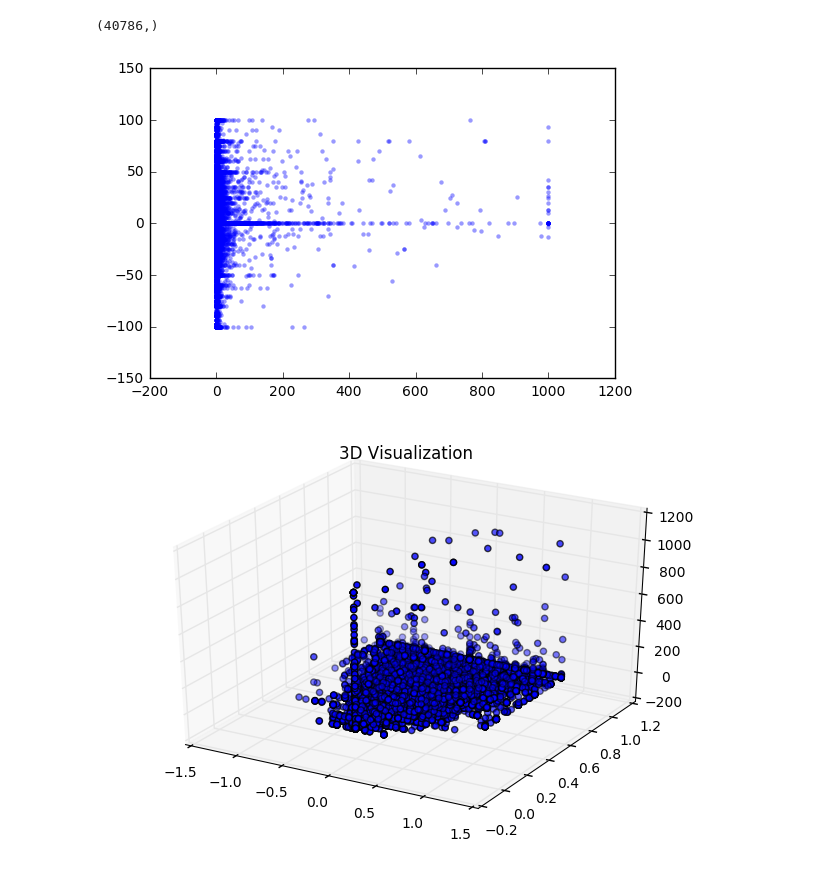
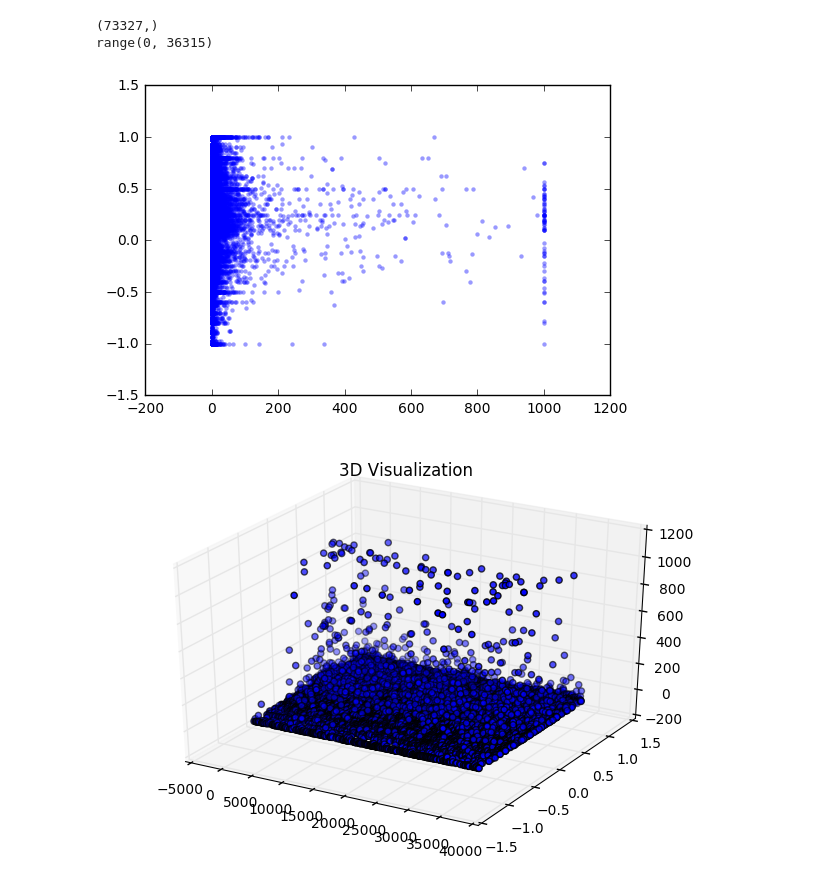
Before and after one commit to chiaercolani/ElectionPrediction, a Jupyter notebook: Plot_SentVsFav.ipynb, the cells around one changed output. Drawn from its saved outputs; the diff is of its cells as text; code cells hidden in the pictures.

```diff
--- a/Plot_SentVsFav.ipynb
+++ b/Plot_SentVsFav.ipynb
@@ -12,5 +14,5 @@ from matplotlib import pyplot
 # %%
-nameFile = 'sentiment_analysis/sentimen_john.csv'
+nameFile = 'sentiment_analysis/sentiment_marcorubio.csv'
 
 sentiment=np.loadtxt(nameFile,dtype=float, comments='++++',delimiter=';',skiprows=1,usecols=(1,))
 obj = np.loadtxt(nameFile,dtype=float, comments='++++',delimiter=';',skiprows=1,usecols=(2,))
@@ -22,35 +24,59 @@ like = fav+ retweet
 
 print(like.shape)
 
 #print(data)
 
 #like[like <= 50] = 0
 like[like > 1000] = 1000
 #like[like > 500] = 4
 #like[like > 200] = 3
 #like[like > 100] = 2
 #like[like > 50] = 1
 
 #plt.scatters(obj,sentiment, like,zdir='z', s=10, linewidths=0, alpha=.4)
 
 
 semtimentParse = sentiment*100;
 semtimentParse = semtimentParse.astype(int)
 
 
-plt.scatter(like, semtimentParse,  s=10, linewidths=0, alpha=.4)
+
+
+
+sentiment_noZ = []
+like_noZ = []
+
+
+for i in  range(0,len(sentiment)):
+    if sentiment[i] != 0 and obj[i] != 0:
+        sentiment_noZ = np.append(sentiment_noZ, sentiment[i])
+        like_noZ = np.append(like_noZ, like[i])
+
+#print(sentiment_noZ)
+#plt.plot(sentiment_noZ)
+
+#plt.plot(like_noZ)
+
+plt.scatter(like_noZ, sentiment_noZ,  s=10, linewidths=0, alpha=.4)
 
 #plt.scatter(fav, sentiment,  s=10, linewidths=0)
 
 #plt.scatter(retweet, sentiment,  s=10, linewidths=0)
 
 # 3D Visualization
+
+print(range(len(sentiment_noZ)))
 fig = pylab.figure(15)
 ax = Axes3D(fig)
-ax.scatter(sentiment, obj, like, zdir='z', s=20, c=None)
+ax.scatter(range(len(sentiment_noZ)), sentiment_noZ, like_noZ, zdir='z', s=20, c=None)
 pylab.title('3D Visualization')
 pyplot.show()
+
+
+reg = linear_model.LinearRegression()
+reg.fit ([[0, 0], [1, 1], [2, 2]], [0, 1, 2])
 # %% [output]
-(40786,)
+(73327,)
+range(0, 36315)
-[figure, old version]
+[figure, new version]
-[figure, old version]
+[figure, new version]
```
Also changed, not shown: parts of 1 cell of this notebook.
